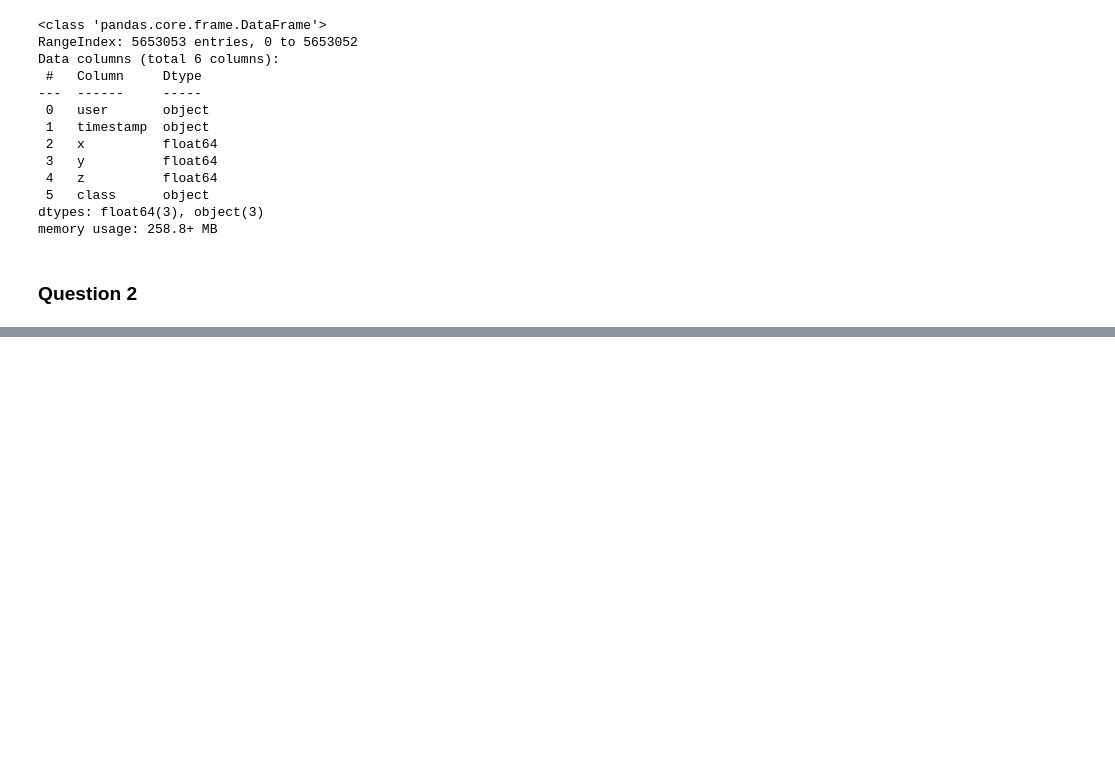
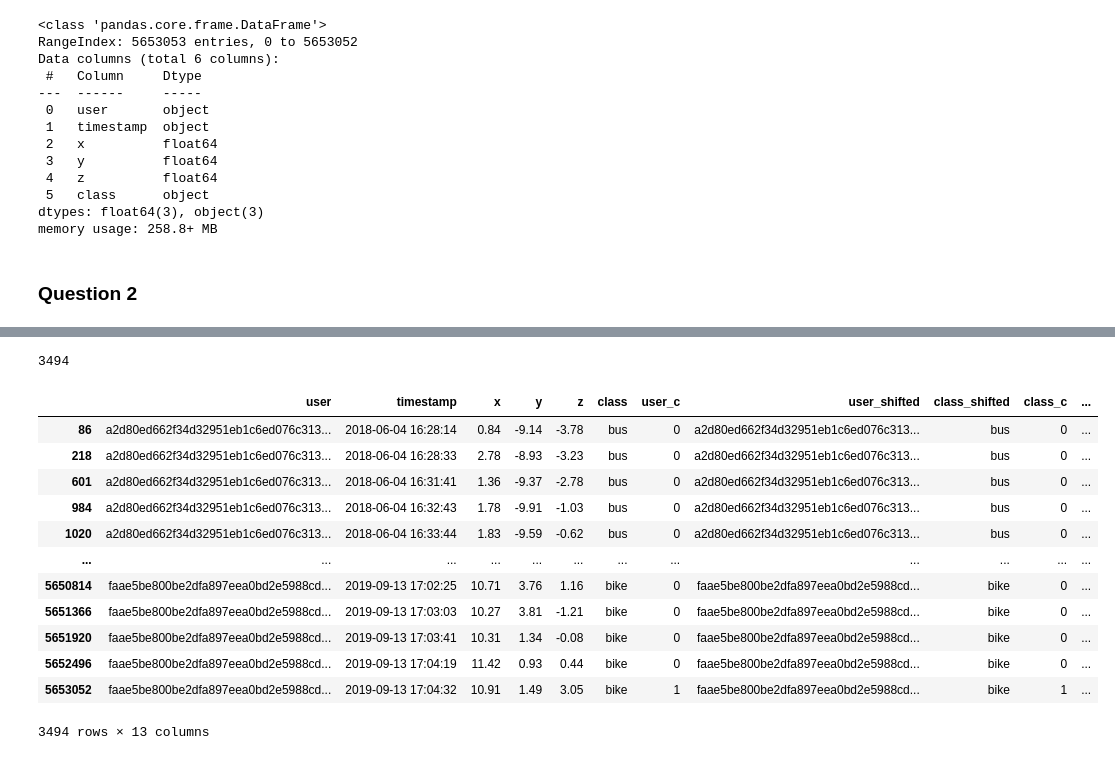
Before and after one commit to Arush0113/CE784, a Jupyter notebook: Arush_CE784_assignment2.ipynb, the cells around one changed output, grey strips where cells are left out. Saved outputs shown, nothing was run; the diff lists cells and outputs as text; code cells hidden in the pictures; blank space fills up the shorter version.

```diff
--- a/Arush_CE784_assignment2.ipynb
+++ b/Arush_CE784_assignment2.ipynb
@@ -143,3 +128,3 @@ df.head()
 # %%
-df['time_c'] = df['timestamp'].shift(1, axis=0)
+df['timestamp_shifted'] = df['timestamp'].shift(1, axis=0)
 # %%
@@ -171,0 +135,2 @@ df_num_seq.head()
+# %%
+df['time_diff'] = (df['timestamp'] - df['timestamp_shifted'])/np.timedelta64(1, 's')
@@ -171,0 +159,2 @@ df_num_seq.head()
+# %%
+df['seq_new'] = df['user_c'] | df['class_c'] | (df['time_diff'] > 10)
@@ -171,0 +163,20 @@ df_num_seq.head()
+# %%
+df['seq_new'].sum()
+# %% [output]
+3494
+# %%
+df[df['seq_new'] == 1]
+# %% [output]
+|  | user | timestamp | x | y | z | class | user_c | user_shifted | class_shifted | class_c | ... |
+| 86 | a2d80ed662f34d32951eb1c6ed076c313... | 2018-06-04 16:28:14 | 0.84 | -9.14 | -3.78 | bus | 0 | a2d80ed662f34d32951eb1c6ed076c313... | bus | 0 | ... |
+| 218 | a2d80ed662f34d32951eb1c6ed076c313... | 2018-06-04 16:28:33 | 2.78 | -8.93 | -3.23 | bus | 0 | a2d80ed662f34d32951eb1c6ed076c313... | bus | 0 | ... |
+| 601 | a2d80ed662f34d32951eb1c6ed076c313... | 2018-06-04 16:31:41 | 1.36 | -9.37 | -2.78 | bus | 0 | a2d80ed662f34d32951eb1c6ed076c313... | bus | 0 | ... |
+| 984 | a2d80ed662f34d32951eb1c6ed076c313... | 2018-06-04 16:32:43 | 1.78 | -9.91 | -1.03 | bus | 0 | a2d80ed662f34d32951eb1c6ed076c313... | bus | 0 | ... |
+| 1020 | a2d80ed662f34d32951eb1c6ed076c313... | 2018-06-04 16:33:44 | 1.83 | -9.59 | -0.62 | bus | 0 | a2d80ed662f34d32951eb1c6ed076c313... | bus | 0 | ... |
+| ... | ... | ... | ... | ... | ... | ... | ... | ... | ... | ... | ... |
+| 5650814 | faae5be800be2dfa897eea0bd2e5988cd... | 2019-09-13 17:02:25 | 10.71 | 3.76 | 1.16 | bike | 0 | faae5be800be2dfa897eea0bd2e5988cd... | bike | 0 | ... |
+| 5651366 | faae5be800be2dfa897eea0bd2e5988cd... | 2019-09-13 17:03:03 | 10.27 | 3.81 | -1.21 | bike | 0 | faae5be800be2dfa897eea0bd2e5988cd... | bike | 0 | ... |
+| 5651920 | faae5be800be2dfa897eea0bd2e5988cd... | 2019-09-13 17:03:41 | 10.31 | 1.34 | -0.08 | bike | 0 | faae5be800be2dfa897eea0bd2e5988cd... | bike | 0 | ... |
+| 5652496 | faae5be800be2dfa897eea0bd2e5988cd... | 2019-09-13 17:04:19 | 11.42 | 0.93 | 0.44 | bike | 0 | faae5be800be2dfa897eea0bd2e5988cd... | bike | 0 | ... |
+| 5653052 | faae5be800be2dfa897eea0bd2e5988cd... | 2019-09-13 17:04:32 | 10.91 | 1.49 | 3.05 | bike | 1 | faae5be800be2dfa897eea0bd2e5988cd... | bike | 1 | ... |
+3494 rows × 13 columns
```
Also changed, not shown: parts of 22 cells of this notebook.
